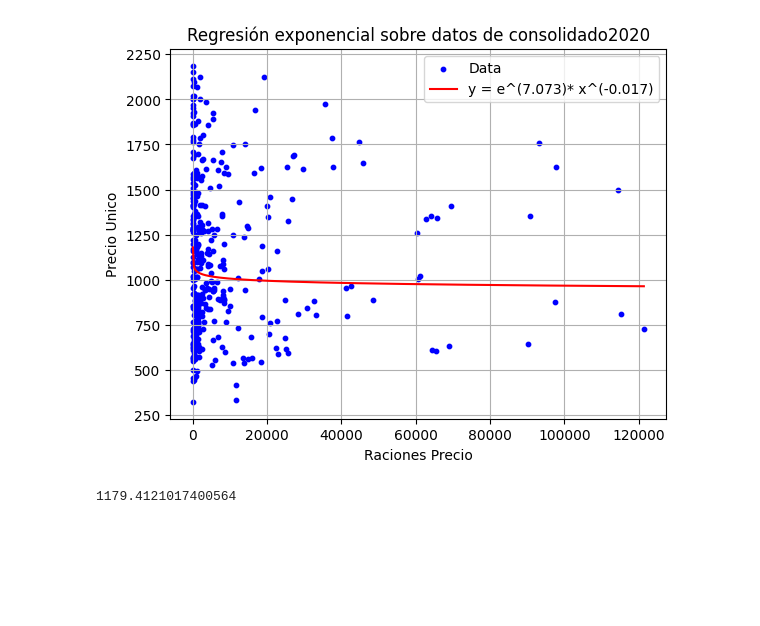
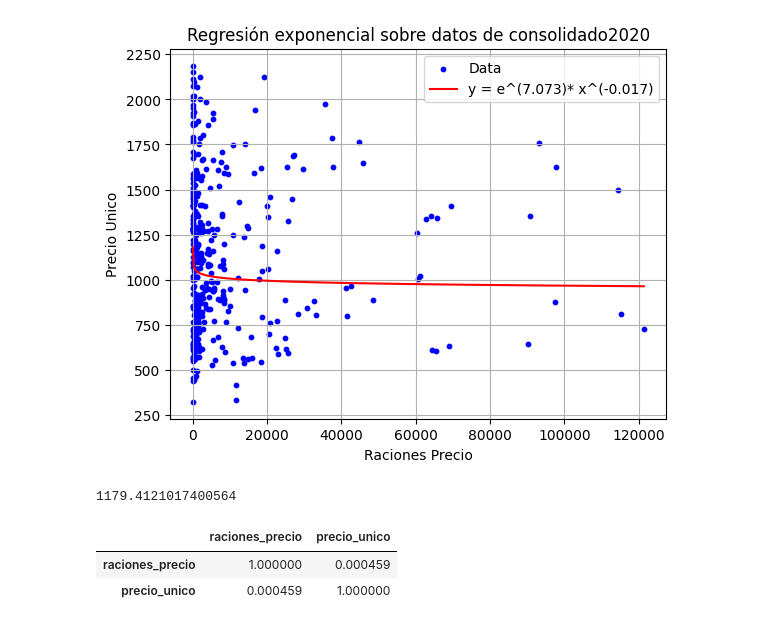
Before and after one commit to rbenatuilv/Junaeb-IMT-Capstone, a Jupyter notebook: Costos de escala/regresion1.ipynb, the cells around one changed output. Cells and saved outputs as stored; diff of their text form; code cells hidden in the pictures; blank space fills up the shorter version.

```diff
--- a/Costos de escala/regresion_1.ipynb
+++ b/Costos de escala/regresion1.ipynb
@@ -201,6 +201,7 @@ print(r_squared)
 # %%
 X = raciones_por_precio[filtro]
 Y = precio_unico[filtro]
+df = pd.DataFrame({'raciones_precio':X, 'precio_unico':Y})
 # %%
 x = np.linspace(min(X) + 0.001, max(X), 500)
 y = np.exp(b) * x**m
@@ -221,3 +222,9 @@ plt.show()
 np.exp(b)
 # %% [output]
 1179.4121017400564
+# %%
+df.corr()
+# %% [output]
+|  | raciones_precio | precio_unico |
+| raciones_precio | 1.000000 | 0.000459 |
+| precio_unico | 0.000459 | 1.000000 |
```
Also changed, not shown: parts of 2 cells of this notebook.
